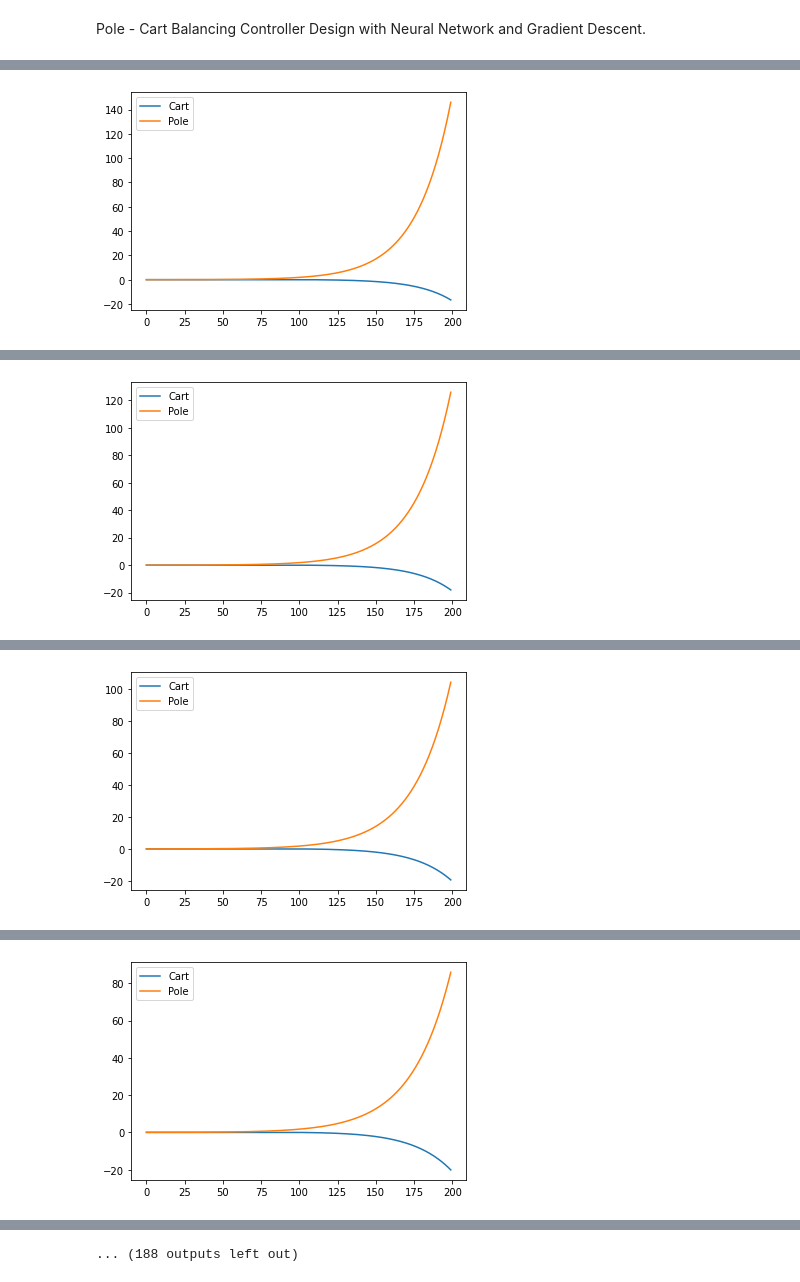
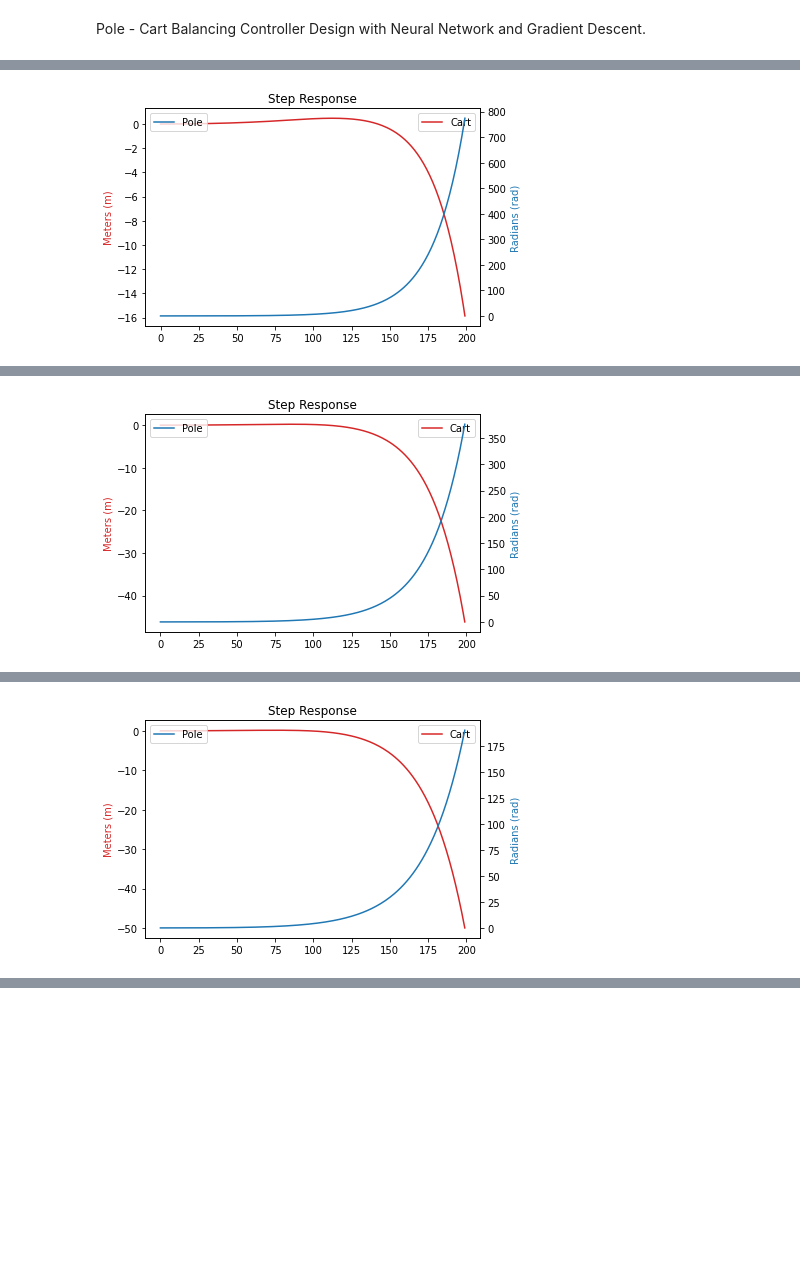
Before and after one commit to omiksave/Design-Optimization, a Jupyter notebook: Project/Project 1.ipynb, the cells around one changed output, grey strips where cells are left out. Cells and saved outputs as stored; diff of their text form; code cells hidden in the pictures; blank space fills up the shorter version.

Commit message:
Plotting Update

```diff
--- a/Project/Project 1.ipynb
+++ b/Project/Project 1.ipynb
@@ -49,8 +41,8 @@ class Dynamics(nn.Module):
     def __init__(self):
         super(Dynamics, self).__init__()
     @staticmethod
-    def forward(state,k):
-        kx = t.tensor([0.2]) - t.matmul(k.reshape(1,4),state.reshape(4,1))
+    def forward(state,k,ref):
+        kx = t.tensor([ref]) - t.matmul(k.reshape(1,4),state.reshape(4,1))
         dx = t.matmul(B,kx).reshape(4,1)
         state = t.matmul(A,state.reshape(4,1)) + dx
         return state.reshape(1,4)
@@ -83,13 +70,13 @@ class Controller(nn.Module):
 # %%
 class Simulation(nn.Module):
 
-    def __init__(self, controller, dynamics, T):
+    def __init__(self, controller, dynamics, T,ref):
         super(Simulation, self).__init__()
         self.state = self.initialize_state()
         self.controller = controller
         self.dynamics = dynamics
         self.T = T
-        #self.ref = ref
+        self.ref = ref
         self.action_trajectory = []
         self.state_trajectory = []
 
@@ -98,19 +85,17 @@ class Simulation(nn.Module):
         self.state_trajectory = []
         for _ in range(T):
             action = self.controller.forward(state)
-            state = self.dynamics.forward(state,action)
+            state = self.dynamics.forward(state,action,ref)
             self.action_trajectory.append(action)
             self.state_trajectory.append(state)
-            #self.state = state
-        return self.error(state)
+        return self.error(state,ref)
 
     @staticmethod
     def initialize_state():
         state = [0.,0.,0.,0.]
-        #action = [0,0,0,0]# TODO: need batch of initial states
         return t.tensor(state,requires_grad=False).float()
-    def error(self,state):
-        return (state[0][0]-0.2)**2 + state[0][2]**2
+    def error(self,state,ref):
+        return (state[0][0]-ref)**2 + state[0][2]**2
 # %%
 class Optimize:
     def __init__(self, simulation):
@@ -130,30 +115,38 @@ class Optimize:
 
 
     def train(self, epochs):
+        loss_vec = []
         for epoch in range(epochs):
             loss = self.step()
+            loss_vec.append(loss)
             print('[%d] loss: %.3f' % (epoch + 1, loss))
-            self.visualize()
+            if epoch%5==0:
+                self.visualize()
+        return loss_vec
 
     def visualize(self):
         data = np.array([self.simulation.state_trajectory[i].detach().numpy() for i in range(self.simulation.T)])
         x = data[:,0,0]
         y = data[:,0,2]
-        plt.plot(x)
-        #plt.hold(True)
-        plt.plot(y)
-        plt.legend(['Cart','Pole'])
+        fig,ax = plt.subplots()
+        ax1 = ax.twinx()
+        ax.plot(x,color = 'tab:red',label='Cart')
+        ax.set_ylabel('Meters (m)',color = 'tab:red')
+        ax.legend()
+        ax1.plot(y,color = 'tab:blue',label = 'Pole')
+        ax1.set_ylabel('Radians (rad)',color = 'tab:blue')
+        ax1.legend()
+        plt.title('Step Response')
         plt.show()
 # %%
-#frame = 0.2
 dim_input = 4
 dim_output = 4
 dim_hidden = 10
-#ref = 0.2
+ref = 0.4
 T = 200
 d = Dynamics()  # define dynamics
 c = Controller(dim_input, dim_hidden, dim_output)  # define controller
-s = Simulation(c,d, T)  # define simulation
+s = Simulation(c,d, T,ref)  # define simulation
 o = Optimize(s)  # define optimizer
-o.train(100)
+error = o.train(10)
 # %% [output]
@@ -161 +154 @@ o.train(100)
-[figure, old version]
+[figure, new version]
@@ -163 +159 @@ o.train(100)
-[figure, old version]
+[figure, new version]
@@ -165 +164 @@ o.train(100)
-[figure, old version]
+[figure, new version]
@@ -167 +165,0 @@ o.train(100)
-[figure, removed]
@@ -172 +165,0 @@ o.train(100)
-... (188 outputs left out)
```
Also changed, not shown: parts of 9 cells of this notebook.
